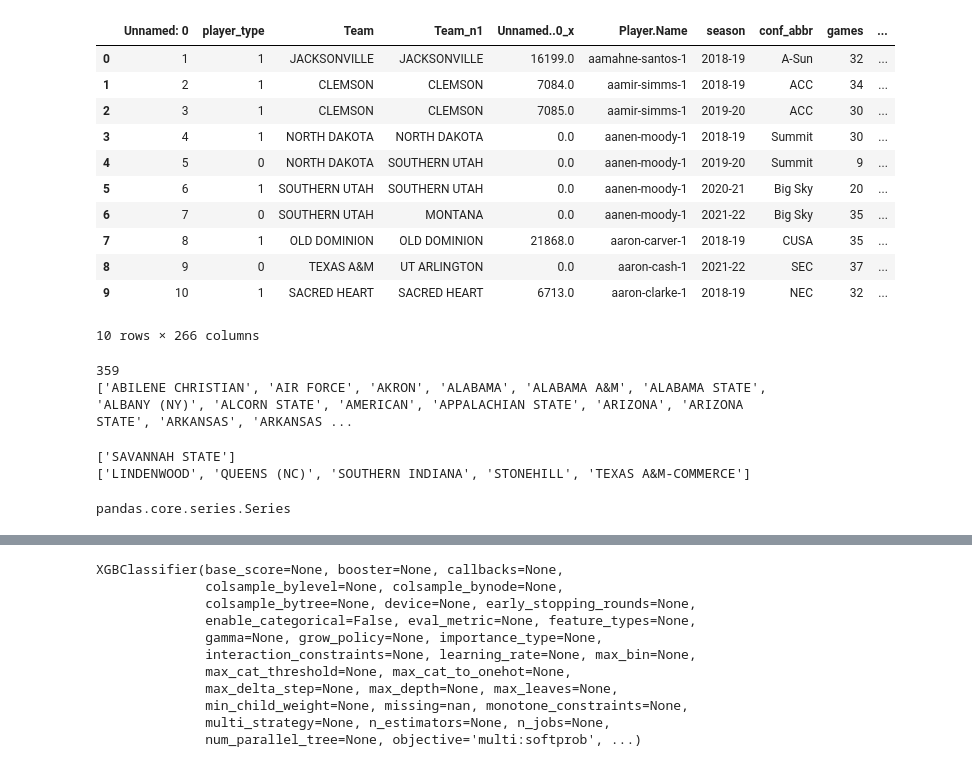
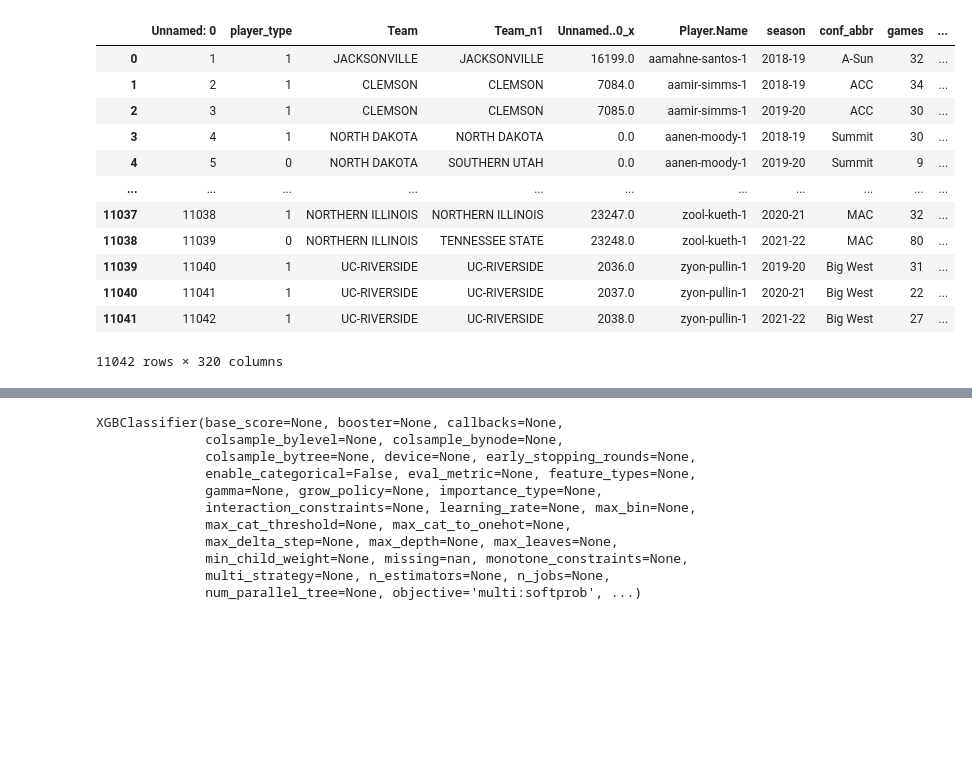
Before and after one commit to zainhoda1/Capstone-project, a Jupyter notebook: Analysis files/Model Execution.ipynb, the cells around one changed output, grey strips where cells are left out. Saved outputs shown, nothing was run; the diff lists cells and outputs as text; code cells hidden in the pictures; blank space fills up the shorter version.

```diff
--- a/Analysis files/Model Execution.ipynb
+++ b/Analysis files/Model Execution.ipynb
@@ -4,3 +4,4 @@ from xgboost import XGBClassifier
 from sklearn.model_selection import train_test_split
 from sklearn.metrics import accuracy_score
 import numpy as np
+pd.options.display.max_rows
@@ -10,0 +10,3 @@ pandas.core.series.Series
+# %%
+kp = pd.read_csv("/Users/caldavis/Documents/GitHub/Capstone-project/Data folder/KenPom Team Metrics.csv")
+kp.head(10)
@@ -11,22 +25,26 @@ pandas.core.series.Series
 # %%
-df = pd.read_csv("/Users/caldavis/Documents/GitHub/Capstone-project/Data folder/final_data_by_player_type.csv")
+d = pd.read_csv("/Users/caldavis/Documents/GitHub/Capstone-project/Data folder/final_data_by_player_type.csv")
+d_1 = pd.merge(d, kp, left_on=['Team', 'year'], right_on=['TeamName', 'Season'], how='left')
+d_2 = pd.merge(d_1, kp, left_on=['Team_n1', 'year'], right_on=['TeamName', 'Season'], how='left')
+df = pd.merge(d_2, kp, left_on=['Team_n1', 'year_n1'], right_on=['TeamName', 'Season'], how='left')
 df = df.replace(to_replace="NO IDEA", value=0)
 df = df.replace(to_replace="---", value=0)
 df = df.fillna(0)
-df.head(10)
+df
 # %% [output]
 |  | Unnamed: 0 | player_type | Team | Team_n1 | Unnamed..0_x | Player.Name | season | conf_abbr | games | ... |
 | 0 | 1 | 1 | JACKSONVILLE | JACKSONVILLE | 16199.0 | aamahne-santos-1 | 2018-19 | A-Sun | 32 | ... |
 | 1 | 2 | 1 | CLEMSON | CLEMSON | 7084.0 | aamir-simms-1 | 2018-19 | ACC | 34 | ... |
 | 2 | 3 | 1 | CLEMSON | CLEMSON | 7085.0 | aamir-simms-1 | 2019-20 | ACC | 30 | ... |
 | 3 | 4 | 1 | NORTH DAKOTA | NORTH DAKOTA | 0.0 | aanen-moody-1 | 2018-19 | Summit | 30 | ... |
 | 4 | 5 | 0 | NORTH DAKOTA | SOUTHERN UTAH | 0.0 | aanen-moody-1 | 2019-20 | Summit | 9 | ... |
-| 5 | 6 | 1 | SOUTHERN UTAH | SOUTHERN UTAH | 0.0 | aanen-moody-1 | 2020-21 | Big Sky | 20 | ... |
-| 6 | 7 | 0 | SOUTHERN UTAH | MONTANA | 0.0 | aanen-moody-1 | 2021-22 | Big Sky | 35 | ... |
-| 7 | 8 | 1 | OLD DOMINION | OLD DOMINION | 21868.0 | aaron-carver-1 | 2018-19 | CUSA | 35 | ... |
-| 8 | 9 | 0 | TEXAS A&M | UT ARLINGTON | 0.0 | aaron-cash-1 | 2021-22 | SEC | 37 | ... |
-| 9 | 10 | 1 | SACRED HEART | SACRED HEART | 6713.0 | aaron-clarke-1 | 2018-19 | NEC | 32 | ... |
+| ... | ... | ... | ... | ... | ... | ... | ... | ... | ... | ... |
+| 11037 | 11038 | 1 | NORTHERN ILLINOIS | NORTHERN ILLINOIS | 23247.0 | zool-kueth-1 | 2020-21 | MAC | 32 | ... |
+| 11038 | 11039 | 0 | NORTHERN ILLINOIS | TENNESSEE STATE | 23248.0 | zool-kueth-1 | 2021-22 | MAC | 80 | ... |
+| 11039 | 11040 | 1 | UC-RIVERSIDE | UC-RIVERSIDE | 2036.0 | zyon-pullin-1 | 2019-20 | Big West | 31 | ... |
+| 11040 | 11041 | 1 | UC-RIVERSIDE | UC-RIVERSIDE | 2037.0 | zyon-pullin-1 | 2020-21 | Big West | 22 | ... |
+| 11041 | 11042 | 1 | UC-RIVERSIDE | UC-RIVERSIDE | 2038.0 | zyon-pullin-1 | 2021-22 | Big West | 27 | ... |
-10 rows × 266 columns
+11042 rows × 320 columns
 # %%
 team_df = df[["Team", "Team_n1"]]
 team_df_n = team_df[["Team"]]
@@ -34,24 +52,8 @@ team_df_n = team_df_n.sort_values(by=["Team"])
 
 team_df_n1 = team_df[["Team_n1"]]
 team_df_n1 = team_df_n1.sort_values(by=["Team_n1"])
-print(len(team_df.Team.unique()))
-print(list(team_df_n1.Team_n1.unique()))
+
+#print(len(team_df.Team.unique()))
+#print(list(team_df_n1.Team_n1.unique()))
-# %% [output]
-359
-['ABILENE CHRISTIAN', 'AIR FORCE', 'AKRON', 'ALABAMA', 'ALABAMA A&M', 'ALABAMA STATE', 'ALBANY (NY)', 'ALCORN STATE', 'AMERICAN', 'APPALACHIAN STATE', 'ARIZONA', 'ARIZONA STATE', 'ARKANSAS', 'ARKANSAS ...
-# %%
-temp_l = list(team_df_n.Team.unique())
-extra = []
-for x in list(team_df_n1.Team_n1.unique()):
-    #print(x)
-    try:
-        temp_l.remove(x)
-    except:
-        extra.append(x)
-print(temp_l)
-print(extra)
-# %% [output]
-['SAVANNAH STATE']
-['LINDENWOOD', 'QUEENS (NC)', 'SOUTHERN INDIANA', 'STONEHILL', 'TEXAS A&M-COMMERCE']
 # %%
 # Converts to numeric
@@ -59,5 +61,3 @@ df[['games', 'games_started', 'mp_per_g', 'fg_per_g', 'fga_per_g', 'fg_pct', 'fg
-# %% [output]
-pandas.core.series.Series
 # %%
 conditions = [(df['X.Poss_n1']>=28.0), (df['X.Poss_n1']>=24.0), (df['X.Poss_n1']>=20.0), (df['X.Poss_n1']>=16),
               (df['X.Poss_n1']>=12.0), (df['X.Poss_n1']<=12) & (df['X.Min_n1']>=10.0), (df['X.Min_n1']<10)]
```
Also changed, not shown: parts of 20 cells of this notebook.
